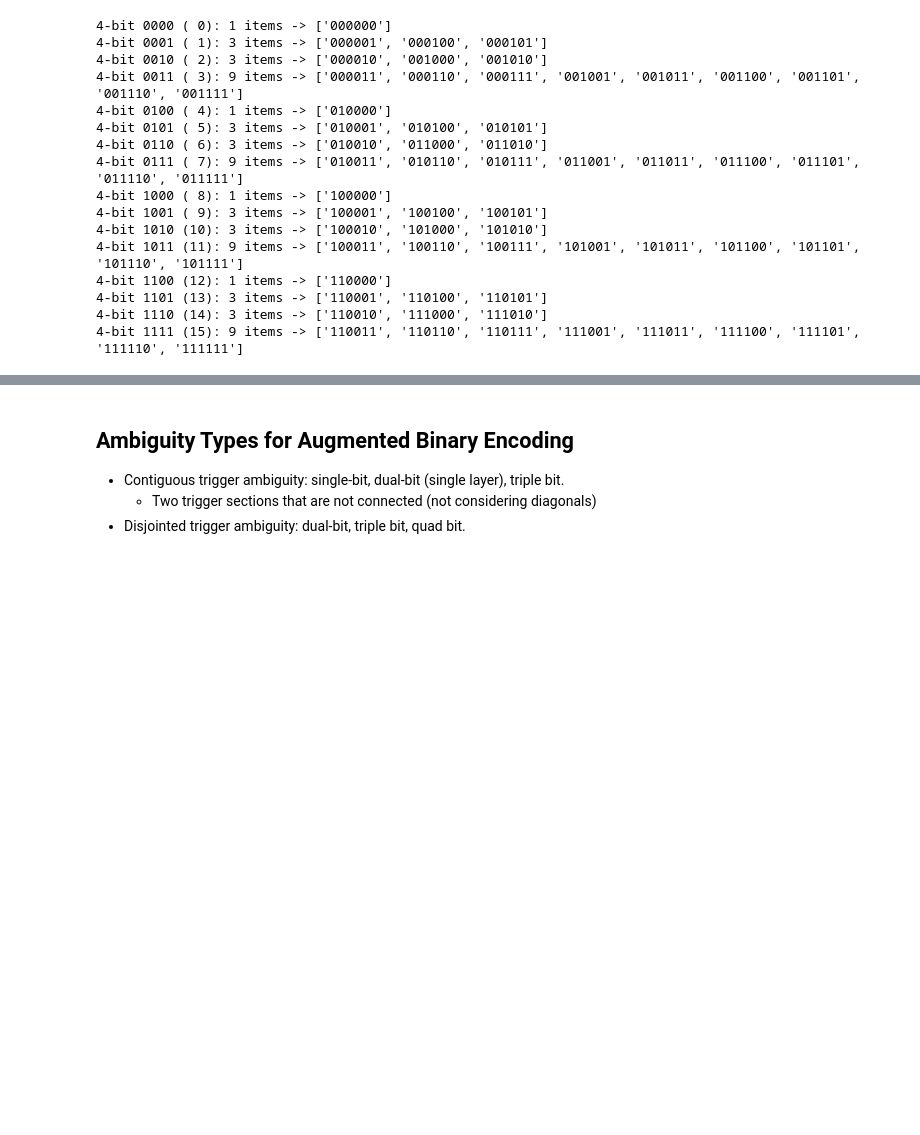
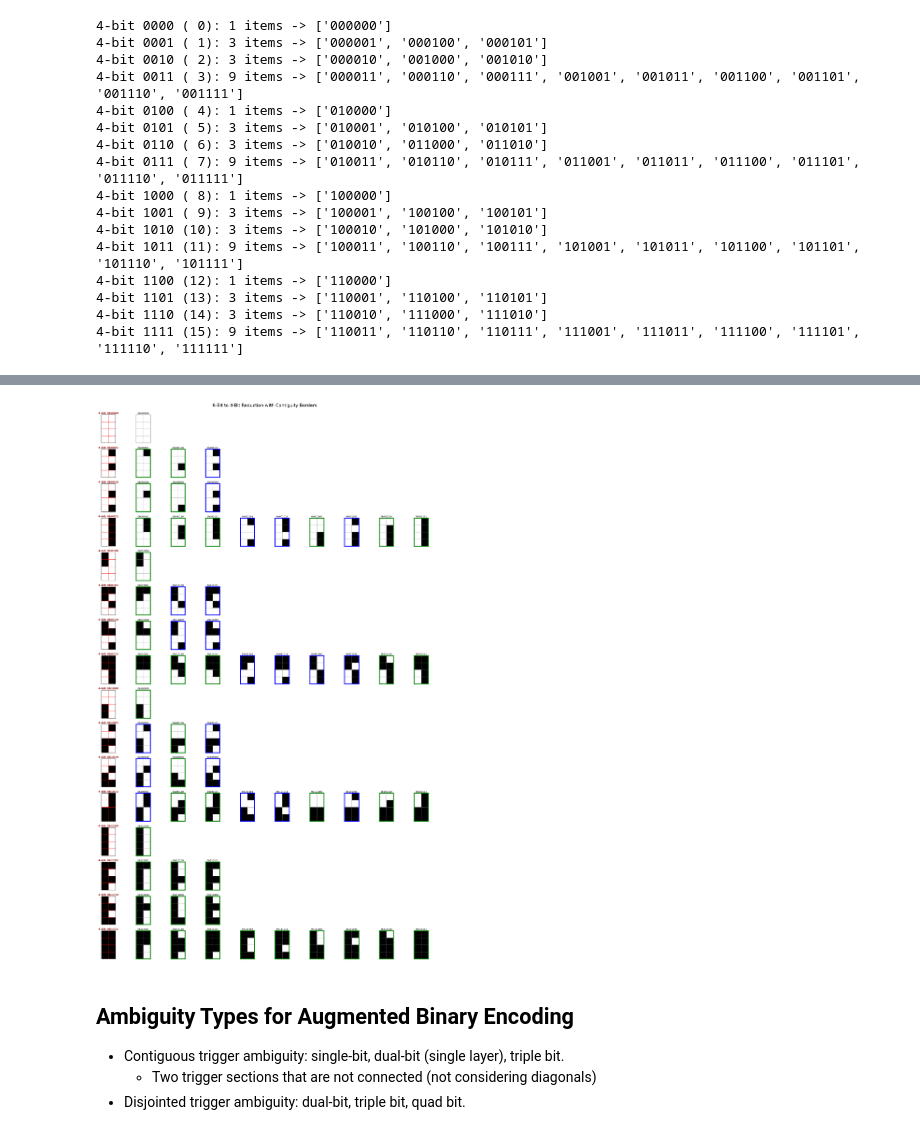
Before and after one commit to Dawson-HEP/scintillating_chamber, a Jupyter notebook: data_analysis/frequency_distribution/radecs/gen_combinations.ipynb, the cells around one changed output, grey strips where cells are left out. Cells and saved outputs as stored; diff of their text form; code cells hidden in the pictures; blank space fills up the shorter version.

```diff
--- a/data_analysis/frequency_distribution/radecs/gen_combinations.ipynb
+++ b/data_analysis/frequency_distribution/radecs/gen_combinations.ipynb
@@ -246,0 +244,89 @@ Image saved successfully.
+# %%
+def get_4bit_grid(v4):
+    grid = np.ones((4, 2))
+    if v4 & 0b0100:
+        grid[0, 0] = 0.0
+        grid[1, 0] = 0.0
+    if v4 & 0b1000:
+        grid[2, 0] = 0.0
+        grid[3, 0] = 0.0
+    if v4 & 0b0001:
+        grid[0, 1] = 0.0
+        grid[2, 1] = 0.0
+    if v4 & 0b0010:
+        grid[1, 1] = 0.0
+        grid[3, 1] = 0.0
+    return grid
+
+def reduce_6_to_4(v6):
+    b0 = (v6 >> 0) & 1
+    b1 = (v6 >> 1) & 1
+    b2 = (v6 >> 2) & 1
+    b3 = (v6 >> 3) & 1
+    b4 = (v6 >> 4) & 1
+    b5 = (v6 >> 5) & 1
+    return (b5 << 3) | (b4 << 2) | ((b1 | b3) << 1) | (b0 | b2)
+
+mapping = {v4: [] for v4 in range(16)}
+for v6 in range(64):
+    v4 = reduce_6_to_4(v6)
+    mapping[v4].append(v6)
+
+max_cols = 10
+fig, axes = plt.subplots(16, max_cols, figsize=(15, 24))
+
+for row in range(16):
+    v4 = row
+    v6_matches = mapping[v4]
+
+    # Col 0: 4-bit target
+    ax = axes[row, 0]
+    grid_4 = get_4bit_grid(v4)
+    ax.imshow(grid_4, cmap='gray', vmin=0, vmax=1, origin='upper', extent=[0, 2, 4, 0])
+    ax.set_xticks(np.arange(0, 3, 1))
+    ax.set_yticks(np.arange(0, 5, 1))
+    ax.grid(color='red', linestyle='-', linewidth=0.8)
+    ax.set_xticklabels([])
+    ax.set_yticklabels([])
+    ax.tick_params(length=0)
+    ax.set_title(f"4-bit: 0b{v4:04b}", fontsize=8, color='darkred', weight='bold', pad=2)
+
+    # Cols 1..9: 6-bit states with colored borders
+    for col in range(1, max_cols):
+        ax_sub = axes[row, col]
+        v6_idx = col - 1
+        if v6_idx < len(v6_matches):
+            v6 = v6_matches[v6_idx]
+            grid_6 = get_6bit_grid(v6)
+            ax_sub.imshow(grid_6, cmap='gray', vmin=0, vmax=1, origin='upper', extent=[0, 2, 4, 0])
+            ax_sub.set_xticks(np.arange(0, 3, 1))
+            ax_sub.set_yticks(np.arange(0, 5, 1))
+            ax_sub.grid(color='gray', linestyle='-', linewidth=0.5)
+            ax_sub.set_xticklabels([])
+            ax_sub.set_yticklabels([])
+            ax_sub.tick_params(length=0)
+            ax_sub.set_title(f"0b{v6:06b}", fontsize=7, pad=2)
+
+            # Apply colored border based on connectivity
+            num_components = count_contiguous_regions(grid_6)
+            if num_components == 1:
+                border_color = 'green'
+                lw = 2.5
+            elif num_components > 1:
+                border_color = 'blue'
+                lw = 2.5
+            else:
+                border_color = 'gray'
+                lw = 1.0
+
+            for spine in ax_sub.spines.values():
+                spine.set_color(border_color)
+                spine.set_linewidth(lw)
+        else:
+            ax_sub.axis('off')
+
+plt.suptitle("6-Bit to 4-Bit Reduction with Contiguity Borders", fontsize=14, y=0.995)
+plt.tight_layout()
+# plt.savefig("16row_colored_mapping.png", dpi=150, bbox_inches='tight')
+print("Saved 16-row colored mapping grid successfully.")
+# %% [output]
@@ -247,3 +334,4 @@ Image saved successfully.
+[figure, added]
 # %% [markdown]
 ## Ambiguity Types for Augmented Binary Encoding
 
```
Also changed, not shown: parts of 5 cells of this notebook.
